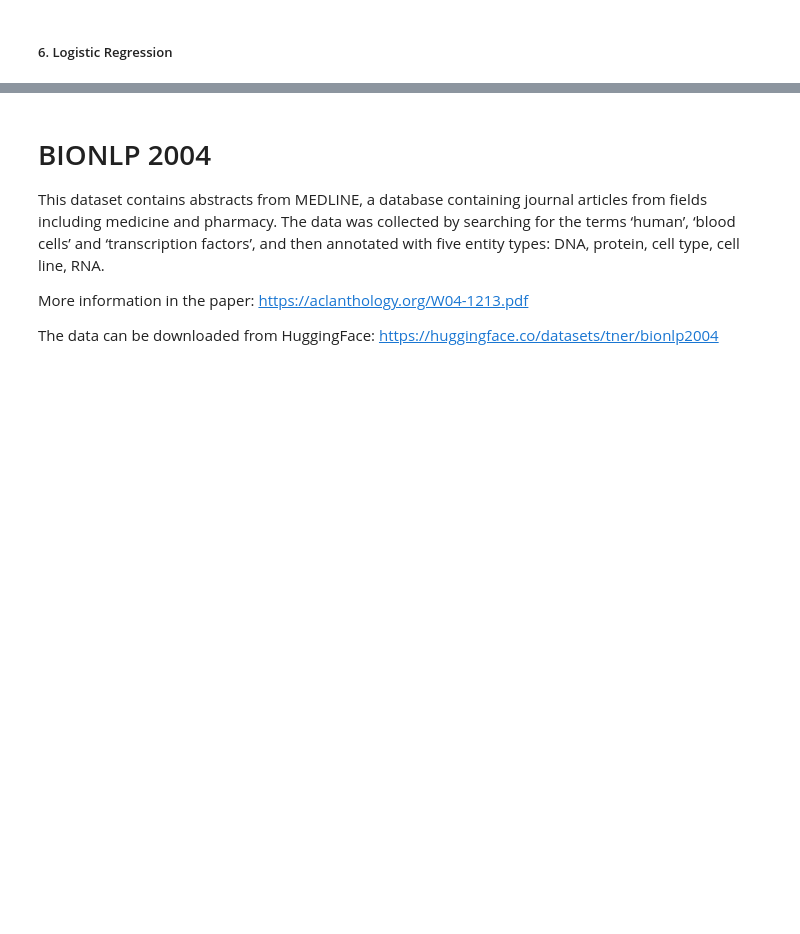
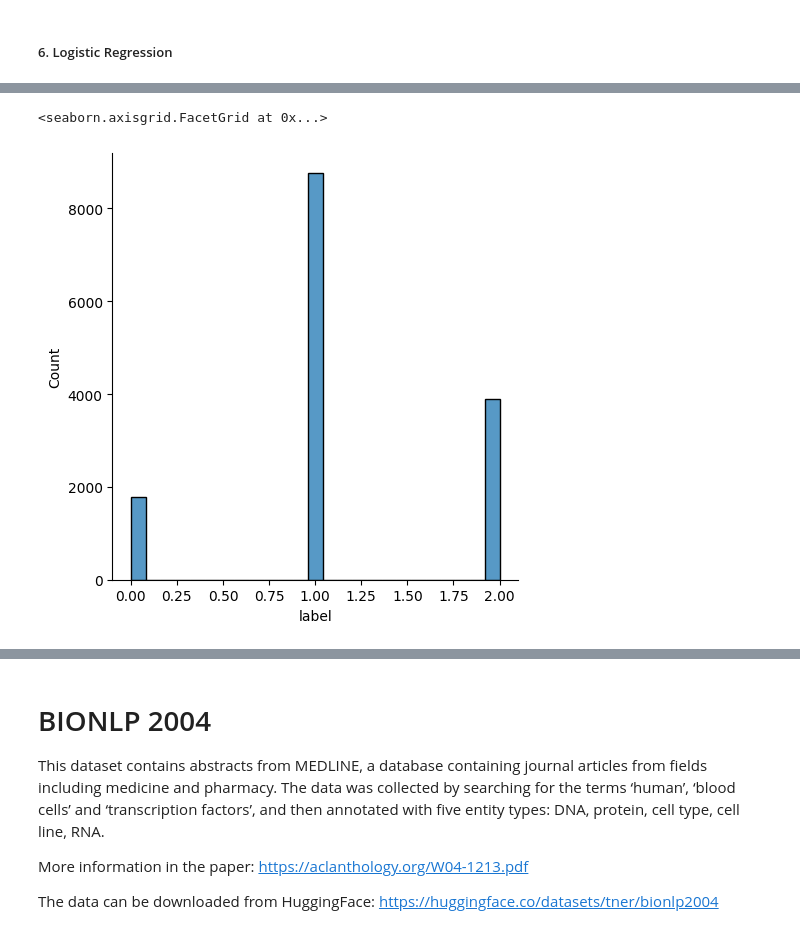
Before and after one commit to VishalAmbavade/intro-labs-public, a Jupyter notebook: coursework_notebook.ipynb, the cells around one changed output, grey strips where cells are left out. Drawn from its saved outputs; the diff is of its cells as text; code cells hidden in the pictures; blank space fills up the shorter version.

```diff
--- a/coursework_notebook.ipynb
+++ b/coursework_notebook.ipynb
@@ -557,0 +789,29 @@ weighted avg       0.94      0.60      0.71       134
+# %%
+# Lowercase everything
+new_df['tweet'] = new_df['tweet'].apply(lambda x: x.lower())
+
+# Regex to remove emails from text
+new_df['tweet'] = new_df['tweet'].apply(lambda x: re.sub(email_pattern, '', x))
+
+# Getting rid of URLs from the text
+new_df['tweet'] = new_df['tweet'].apply(lambda x: re.sub(url_pattern, '', x))
+
+# Get rid of re-tweets
+new_df['tweet'] = new_df['tweet'].apply(lambda x: re.sub('RT', '', x))
+
+# Getting rid of punctuations
+new_df['tweet'] = new_df['tweet'].apply(lambda x: re.sub('[^a-z A-Z 0-9-]+', '', x))
+
+# Removing multiple whitespaces if exist
+new_df['tweet'] = new_df['tweet'].apply(lambda x: " ".join(x.split()))
+
+# Removing HTML tags
+new_df['tweet'] = new_df['tweet'].apply(lambda x: BeautifulSoup(x, 'lxml').get_text())
+
+# Normalize accented chars (Déjà vu -> Deja vu)
+def norm_accented_chars(x):
+    x = unicodedata.normalize('NFKD', x).encode('ascii', 'ignore').decode('utf-8', 'ignore')
+    return x
+
+# Normalize accented chars
+new_df['tweet'] = new_df['tweet'].apply(lambda x: norm_accented_chars(x))
@@ -557,0 +838,5 @@ weighted avg       0.94      0.60      0.71       134
+# %%
+sns.displot(new_df['label'])
+# %% [output]
+<seaborn.axisgrid.FacetGrid at 0x...>
+[figure, added]
```
Also changed, not shown: parts of 56 cells of this notebook.
